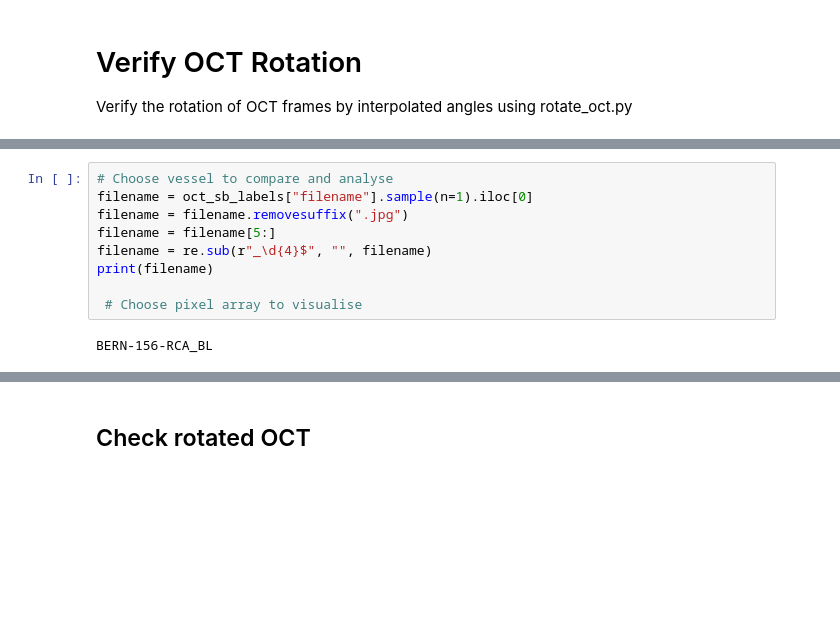
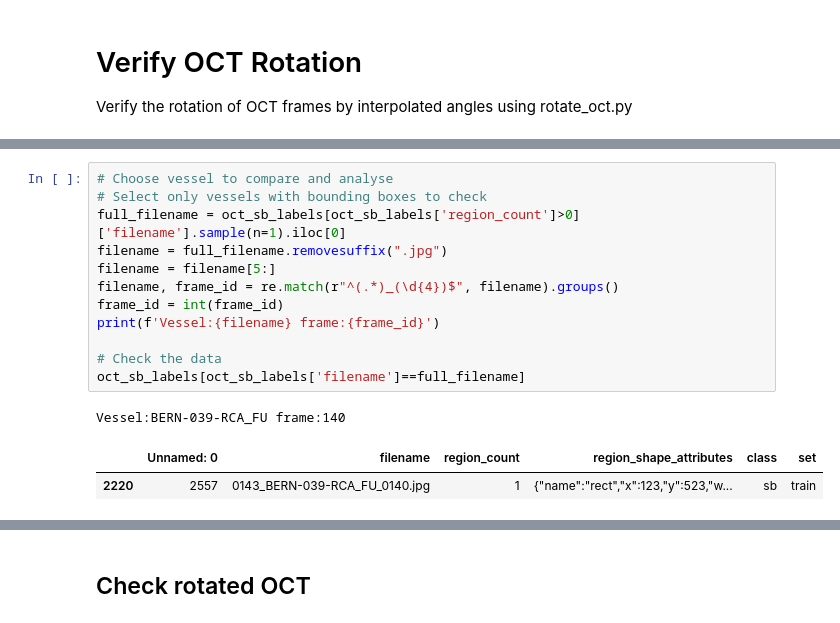
Before and after one commit to bio-GNOSNUG/oct-side-branch-detection, a Jupyter notebook: notebooks/01_verify_oct_rotation.ipynb, the cells around one changed output, grey strips where cells are left out. Cells and saved outputs as stored; diff of their text form; blank space fills up the shorter version.

```diff
--- a/notebooks/01_verify_oct_rotation.ipynb
+++ b/notebooks/01_verify_oct_rotation.ipynb
@@ -32,12 +39,17 @@ def file_search(search_dir, filename):
 # %%
 # Choose vessel to compare and analyse
-filename = oct_sb_labels["filename"].sample(n=1).iloc[0]
-filename = filename.removesuffix(".jpg")
+# Select only vessels with bounding boxes to check
+full_filename = oct_sb_labels[oct_sb_labels['region_count']>0]['filename'].sample(n=1).iloc[0]
+filename = full_filename.removesuffix(".jpg")
 filename = filename[5:]
-filename = re.sub(r"_\d{4}$", "", filename)
-print(filename)
+filename, frame_id = re.match(r"^(.*)_(\d{4})$", filename).groups()
+frame_id = int(frame_id)
+print(f'Vessel:{filename} frame:{frame_id}')
 
- # Choose pixel array to visualise
+# Check the data
+oct_sb_labels[oct_sb_labels['filename']==full_filename]
 # %% [output]
-BERN-156-RCA_BL
+Vessel:BERN-039-RCA_FU frame:140
+|  | Unnamed: 0 | filename | region_count | region_shape_attributes | class | set |
+| 2220 | 2557 | 0143_BERN-039-RCA_FU_0140.jpg | 1 | {"name":"rect","x":123,"y":523,"w... | sb | train |
 # %% [markdown]
```
Also changed, not shown: parts of 8 cells of this notebook.
